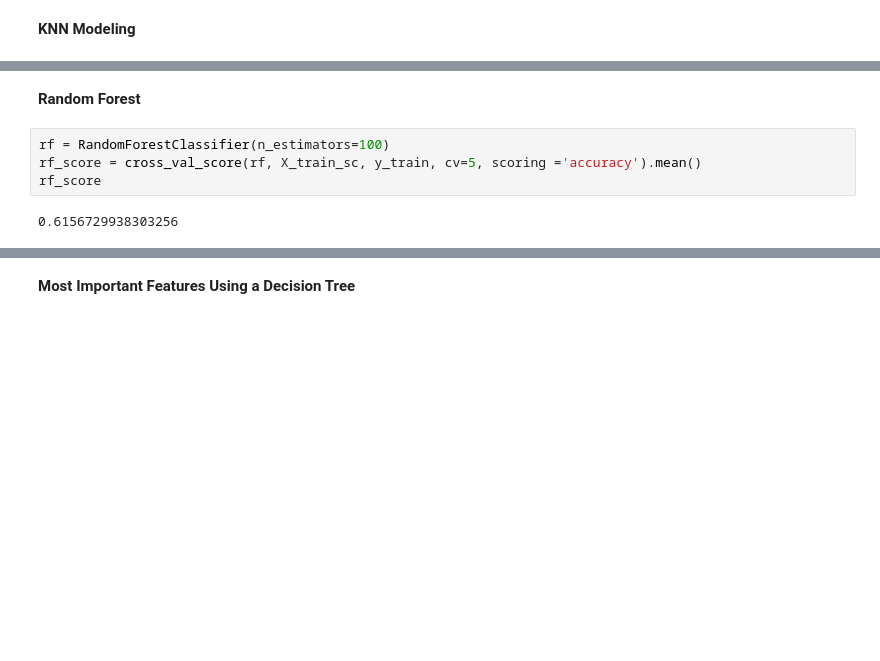
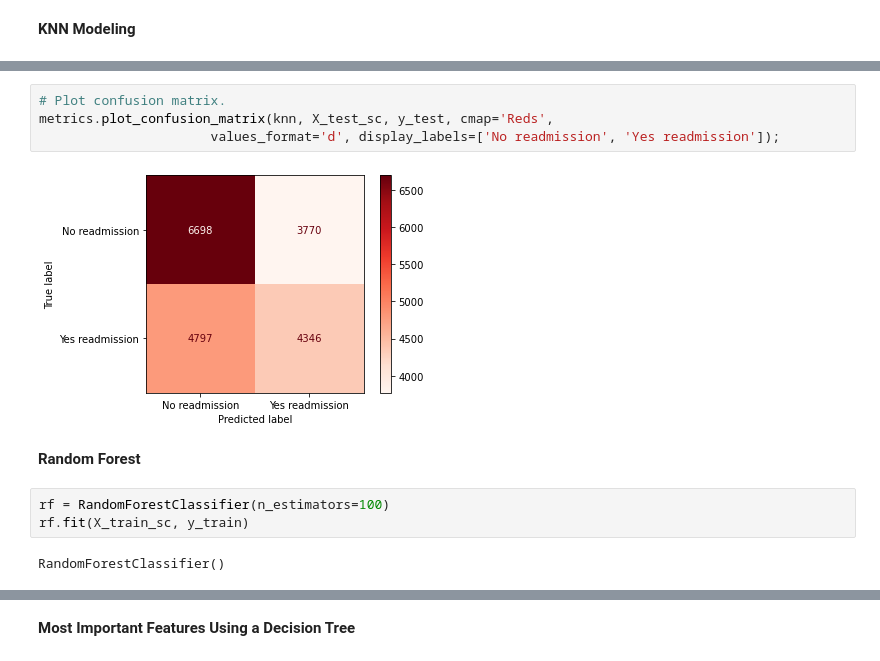
Before and after one commit to akamara05/diabetic_readmissions_project, a Jupyter notebook: part-04/Part 3- Modeling.ipynb, the cells around one changed output, grey strips where cells are left out. Saved outputs shown, nothing was run; the diff lists cells and outputs as text; blank space fills up the shorter version.

```diff
--- a/part-04/Part 3- Modeling.ipynb
+++ b/part-04/Part 3- Modeling.ipynb
@@ -152,8 +146,13 @@ Testing Accuracy Score: 0.5645811024425068
+# %%
+# Plot confusion matrix.
+metrics.plot_confusion_matrix(knn, X_test_sc, y_test, cmap='Reds',
+                      values_format='d', display_labels=['No readmission', 'Yes readmission']);
+# %% [output]
+[figure, added]
 # %% [markdown]
 __Random Forest__
 # %%
 rf = RandomForestClassifier(n_estimators=100)
-rf_score = cross_val_score(rf, X_train_sc, y_train, cv=5, scoring ='accuracy').mean()
-rf_score
+rf.fit(X_train_sc, y_train)
 # %% [output]
-0.6156729938303256
+RandomForestClassifier()
```
Also changed, not shown: parts of 33 cells of this notebook, 2 other files.
